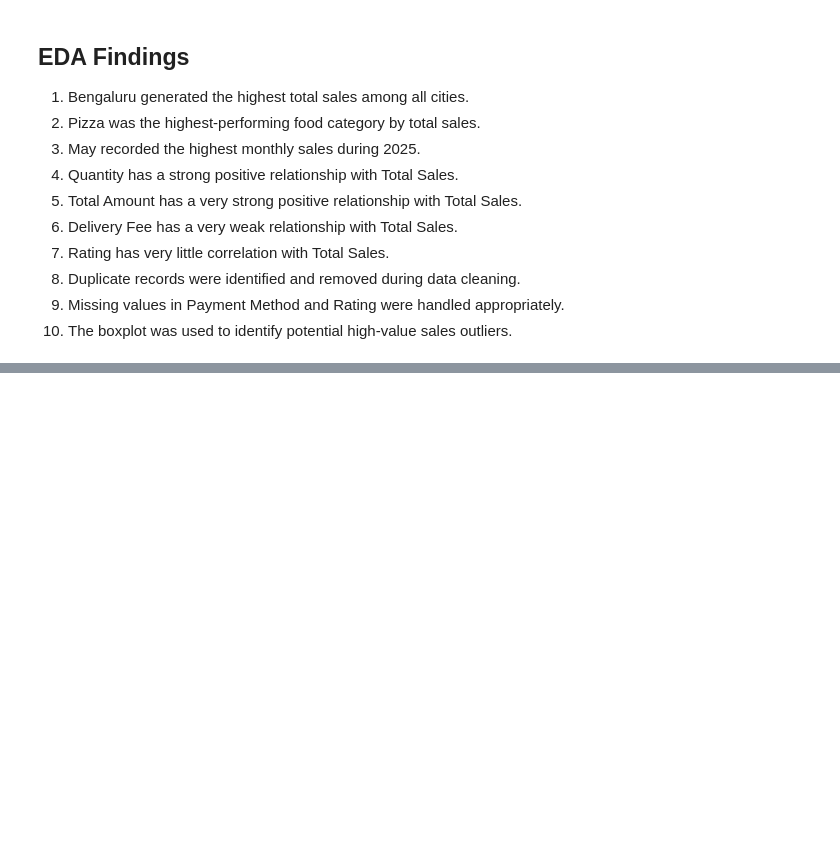
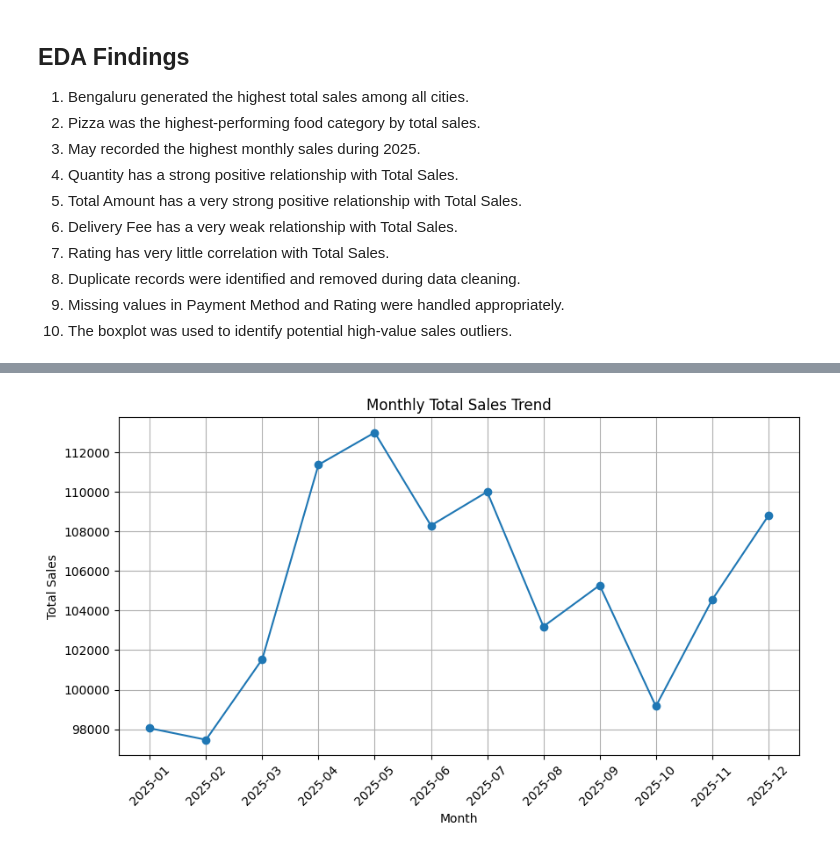
Before and after one commit to Vaishu754/Online-Food-Delivery-Analytics, a Jupyter notebook: notebooks/Food_delivery_system.ipynb, the cells around one changed output, grey strips where cells are left out. Drawn from its saved outputs; the diff is of its cells as text; code cells hidden in the pictures; blank space fills up the shorter version.

```diff
--- a/notebooks/Food_delivery_system.ipynb
+++ b/notebooks/Food_delivery_system.ipynb
@@ -348,0 +375,25 @@ plt.show()
+# %%
+# Save Chart 1
+
+plt.figure(figsize=(10, 5))
+
+plt.plot(
+    monthly_sales.index,
+    monthly_sales.values,
+    marker='o'
+)
+
+plt.title('Monthly Total Sales Trend')
+plt.xlabel('Month')
+plt.ylabel('Total Sales')
+plt.xticks(rotation=45)
+plt.grid(True)
+
+plt.savefig(
+    '../visualizations/monthly_sales_trend.png',
+    bbox_inches='tight'
+)
+
+plt.show()
+# %% [output]
+[figure, added]
```
Also changed, not shown: parts of 9 cells of this notebook, 5 other files.
